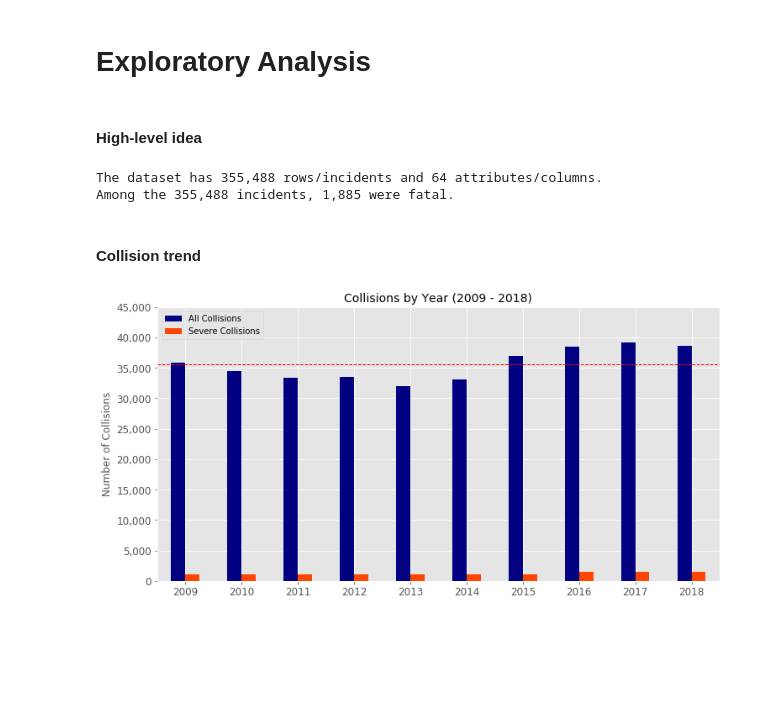
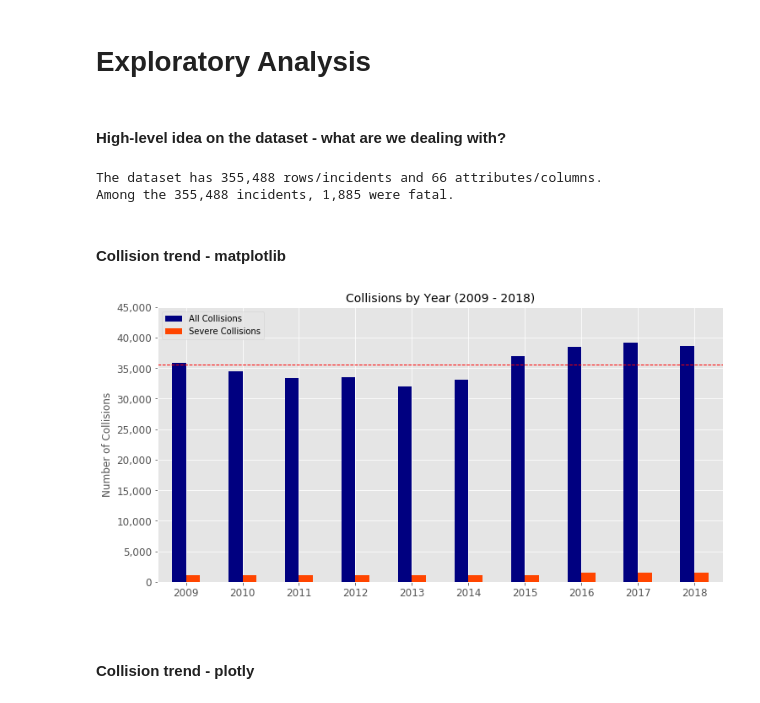
Before and after one commit to chenliny-zz/LA_Collision_Analysis, a Jupyter notebook: collision_exploratory_analysis_la.ipynb, the cells around one changed output. Saved outputs shown, nothing was run; the diff lists cells and outputs as text; code cells hidden in the pictures; blank space fills up the shorter version.

Commit message:
collision trend

```diff
--- a/collision_exploratory_analysis_la.ipynb
+++ b/collision_exploratory_analysis_la.ipynb
@@ -177,0 +216,11 @@ collision['weather_1'].replace(to_replace=[i for i in weatherdict.keys()],
+# %%
+ranges = [0, 600, 930, 1400, 1830, 2400]
+labels = ['Early Morning', 'AM Peak', 'Midday', 'PM Peak', 'Evening']
+
+collision['time_period'] = pd.cut(
+    collision['collision_time'],
+    ranges,
+    labels=labels
+).astype('category')
+
+collision[['collision_time', 'time_period']].head()
@@ -177,0 +237,10 @@ collision['weather_1'].replace(to_replace=[i for i in weatherdict.keys()],
+# %%
+ranges = list(np.arange(0, 2401, 100))
+labels = list(np.arange(0, 24))
+collision['hour_of_day'] = pd.cut(
+    collision['collision_time'],
+    ranges,
+    labels=labels
+).astype('category')
+
+collision[['collision_time', 'hour_of_day']].head()
@@ -178,42 +255,60 @@ collision['weather_1'].replace(to_replace=[i for i in weatherdict.keys()],
 # %% [markdown]
 # Exploratory Analysis
 # %% [markdown]
-#### High-level idea
+#### High-level idea on the dataset - what are we dealing with?
 # %%
-print("The dataset has {:,} rows/incidents and {:,} attributes/columns."
-      .format(collision.shape[0], collision.shape[1]))
-print("Among the {:,} incidents, {:,} were fatal."
-      .format(collision.shape[0], len(collision[collision['collision_severity'] == 'Injury level 4: Fatal'])))
+print(
+    "The dataset has {:,} rows/incidents and {:,} attributes/columns.".format(
+        collision.shape[0],
+        collision.shape[1]
+    )
+)
+
+
+print(
+    "Among the {:,} incidents, {:,} were fatal.".format(
+        collision.shape[0],
+        len(collision[collision['collision_severity'] == 'Injury level 4: Fatal'])
+    )
+)
 # %% [output]
-The dataset has 355,488 rows/incidents and 64 attributes/columns.
+The dataset has 355,488 rows/incidents and 66 attributes/columns.
 Among the 355,488 incidents, 1,885 were fatal.
 # %% [markdown]
-#### Collision trend
+#### Collision trend - matplotlib
 # %%
-# Total collisions & severe collisions by year side by side
+col_injury_fatal_year = collision.groupby('accident_year')['collision_severity'].agg([
+    ('All Collisions', len),
+    ('Severe Collisions', lambda x: ((x == 'Injury level 3: Severe') | (x == 'Injury level 4: Fatal')).sum()),
+    ('Percent of Severe Collisions', lambda x: ((x == 'Injury level 3: Severe') | (x == 'Injury level 4: Fatal')).mean())
+    ]
+)
 
-col_injury_fatal_year = collision.groupby('accident_year')['collision_severity'].agg([('All Collisions', len),
-                                                                                      ('Severe Collisions', lambda x: ((x == 'Injury level 3: Severe') | (x == 'Injury level 4: Fatal')).sum()),
-                                                                                      ('Percent of Severe Collisions', lambda x: ((x == 'Injury level 3: Severe') | (x == 'Injury level 4: Fatal')).mean())
-                                                                                     ])
+ax = col_injury_fatal_year[['All Collisions', 'Severe Collisions']].plot(
+    kind='bar',
+    rot=0,
+    figsize=(12, 6),
+    color=['navy', 'orangered']
+)
 
-ax = col_injury_fatal_year[['All Collisions', 'Severe Collisions']].plot(kind='bar', rot=0, figsize=(12, 6), color=['navy', 'orangered'])
 ax.set_title('Collisions by Year (2009 - 2018)', fontsize=14)
 ax.set_ylabel('Number of Collisions')
 ax.set_xlabel(' ')
 ax.set_ylim([0, 45000])
 ax.legend(loc='upper left')
 
 fmt = '{x:,.0f}'
 ax.yaxis.set_major_formatter(mtick.StrMethodFormatter(fmt))
 
 for tick in ax.yaxis.get_major_ticks():
     tick.label.set_fontsize(12)
 for tick in ax.xaxis.get_major_ticks():
     tick.label.set_fontsize(12)
 
 ax.axhline(col_injury_fatal_year['All Collisions'].mean(), color='red', linestyle='dashed', linewidth=1)
 
 pass
 # %% [output]
-[figure, old version]
+[figure, new version]
+# %% [markdown]
+#### Collision trend - plotly
```
Also changed, not shown: parts of 8 cells of this notebook.
